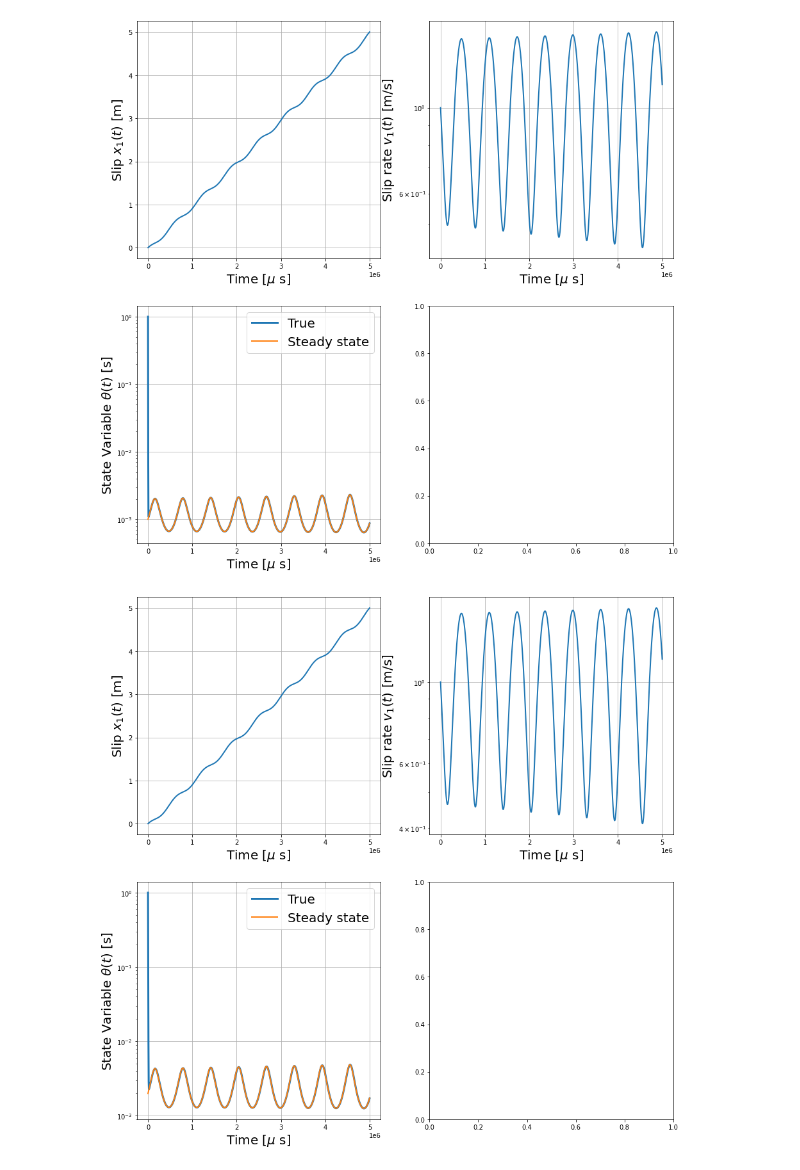
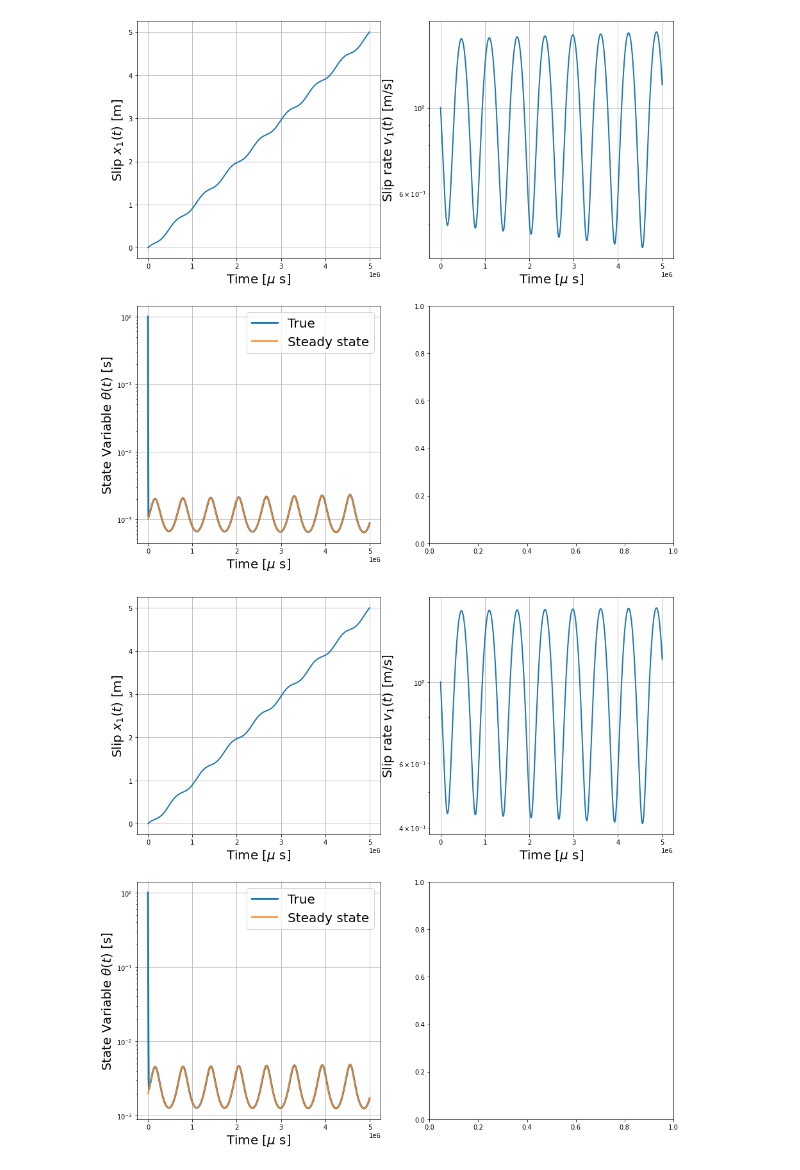
Before and after one commit to Shengduo/AdjtMethod, a Jupyter notebook: MassFricAdj1219_GradDescent.ipynb, the cells around one changed output. Drawn from its saved outputs; the diff is of its cells as text; code cells hidden in the pictures.

```diff
--- a/MassFricAdj1219_GradDescent.ipynb
+++ b/MassFricAdj1219_GradDescent.ipynb
@@ -1100,6 +1117,9 @@ NofTPts = 1000
 # Tolerance parameters
 this_rtol = 1.e-8
 this_atol = 1.e-10
+
+# Regularized flag
+regularizedFlag = True
 # %%
 # Generate target v
 targ_RSParams = torch.tensor([0.011, 0.016, 1.e-3, 0.58])
@@ -1125,13 +1145,13 @@ y0:        tensor([0., 1., 1.])
 [figure]
 # %%
 # A new set of RS params
-new_RSParams = torch.tensor([0.004, 0.008, 2.e-3, 0.6])
+new_RSParams = torch.tensor([0.010, 0.012, 2.e-3, 0.6])
 # new_RSParams = torch.tensor([0.011, 0.016, 1.e-3, 0.58])
 new_SpringSlider = MassFricParams(kmg, VT, new_RSParams, y0)
-new_seq = TimeSequenceGen(T, NofTPts, new_SpringSlider, rtol=this_rtol, atol=this_atol, regularizedFlag=False)
+new_seq = TimeSequenceGen(T, NofTPts, new_SpringSlider, rtol=this_rtol, atol=this_atol, regularizedFlag = regularizedFlag)
 new_seq.plotY(new_seq.t, new_seq.default_y)
 # %% [output]
-[figure, old version]
+[figure, new version]
 # %%
 # Report observation:
 Obs = O(new_seq.default_y, v, new_seq.t, new_SpringSlider)
```
Also changed, not shown: parts of 11 cells of this notebook, 1 other file.
